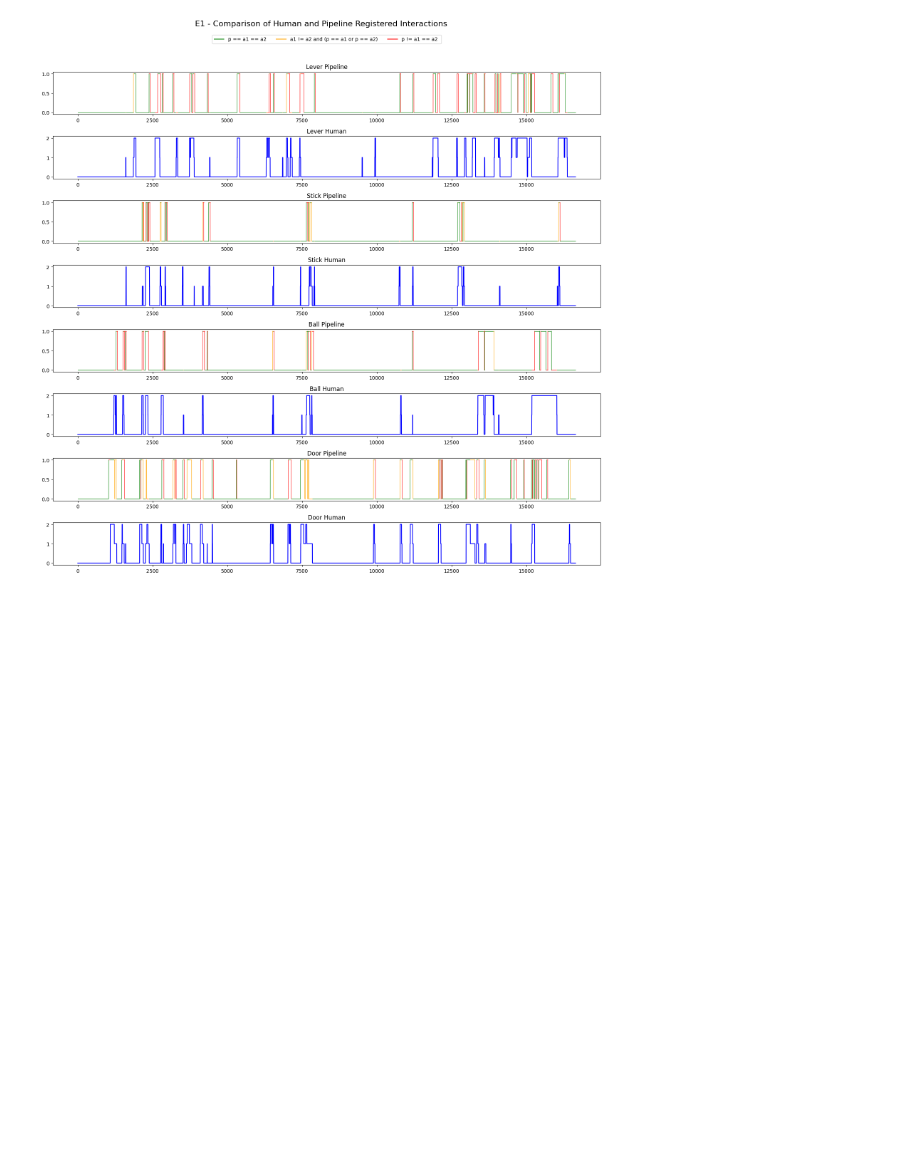
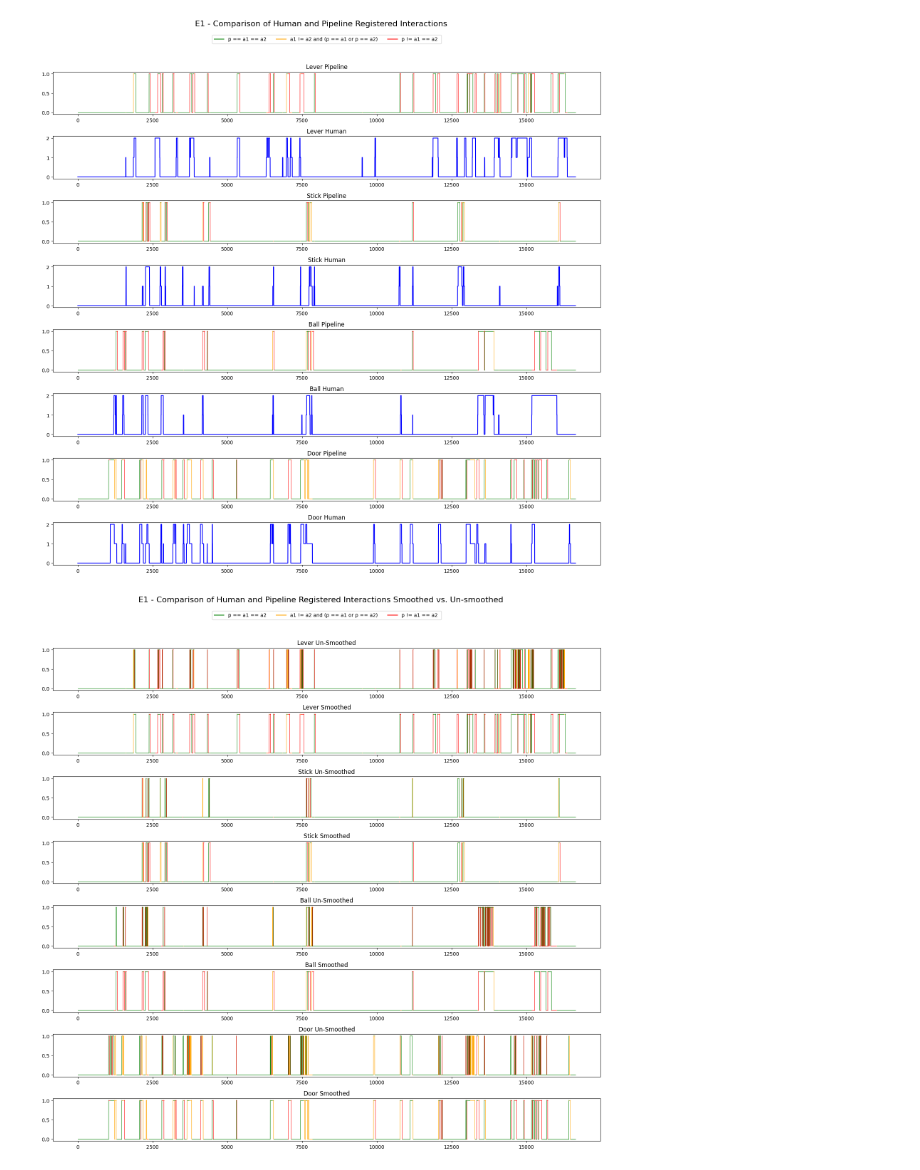
Before and after one commit to BoxedInKehrer/Moused, a Jupyter notebook: pipe_E1.ipynb, the cells around one changed output. Drawn from its saved outputs; the diff is of its cells as text; code cells hidden in the pictures; blank space fills up the shorter version.

```diff
--- a/pipe_E1.ipynb
+++ b/pipe_E1.ipynb
@@ -2054,6 +2023,72 @@ plt.tight_layout(rect=[0, 0, 1, 0.99])  # Adjust the rectangle area for the supt
 plt.show()
 # %% [output]
 [figure]
+# %%
+# Extract data for easy access
+labels = ['lever', 'stick', 'ball', 'door']
+fig, axes = plt.subplots(len(labels) * 2, 1, figsize=(16, len(labels) * 4))
+
+# Define colors based on conditions
+def get_color(pipeline_value, human_value):
+    if pipeline_value == 0 and human_value == 2:
+        return 'red'
+    elif pipeline_value == 0 and human_value == 1:
+        return 'orange'
+    elif pipeline_value == 1 and human_value == 0:
+        return 'red'
+    elif pipeline_value == 1 and human_value == 1:
+        return 'orange'
+    elif pipeline_value == 1 and human_value == 2:
+        return 'green'
+    elif pipeline_value == 0 and human_value == 0:
+        return 'green'
+    else:
+        return 'black'  # Default color for unexpected conditions
+
+# Iterate over each label
+for idx, label in enumerate(labels):
+    pipeline_data_smooth = smoothed[label]
+    pipeline_data_unsmoothed = interactions_binary_expanded_df[label]
+    human_data = aggregated_annotations[label]
+
+    # Plot Un-smoothed pipeline with colored segments
+    for i in range(len(pipeline_data_unsmoothed) - 1):
+        color = get_color(pipeline_data_unsmoothed[i], human_data[i])
+        axes[idx * 2].plot(
+            [i, i + 1],
+            [pipeline_data_unsmoothed[i], pipeline_data_unsmoothed[i + 1]],
+            color=color,
+            linewidth=0.8
+        )
+    axes[idx * 2].set_title(f'{label.capitalize()} Un-Smoothed')
+
+    # Plot Smoothed pipeline with colored segments
+    for i in range(len(pipeline_data_smooth) - 1):
+        color = get_color(pipeline_data_smooth[i], human_data[i])
+        axes[idx * 2 + 1].plot(
+            [i, i + 1],
+            [pipeline_data_smooth[i], pipeline_data_smooth[i + 1]],
+            color=color,
+            linewidth=0.8
+        )
+    axes[idx * 2 + 1].set_title(f'{label.capitalize()} Smoothed')
+
+# Add a single title for the entire figure
+fig.suptitle('E1 - Comparison of Human and Pipeline Registered Interactions Smoothed vs. Un-smoothed', fontsize=16)
+
+# Create legend handles
+green_line = mlines.Line2D([], [], color='green', label='p == a1 == a2')
+orange_line = mlines.Line2D([], [], color='orange', label='a1 != a2 and (p == a1 or p == a2)')
+red_line = mlines.Line2D([], [], color='red', label='p != a1 == a2 ')
+
+# Add legend to the first subplot
+axes[0].legend(handles=[green_line, orange_line, red_line], loc='lower center', bbox_to_anchor=(0.5, 1.6), ncol=3)
+
+# Adjust layout
+plt.tight_layout(rect=[0, 0, 1, 0.99])  # Adjust the rectangle area for the suptitle
+plt.show()
+# %% [output]
+[figure, added]
 # %%
 # to_export = pd.DataFrame()
 # to_export['lever'] = smoothed.lever
```
Also changed, not shown: parts of 4 cells of this notebook, 1 other file.
